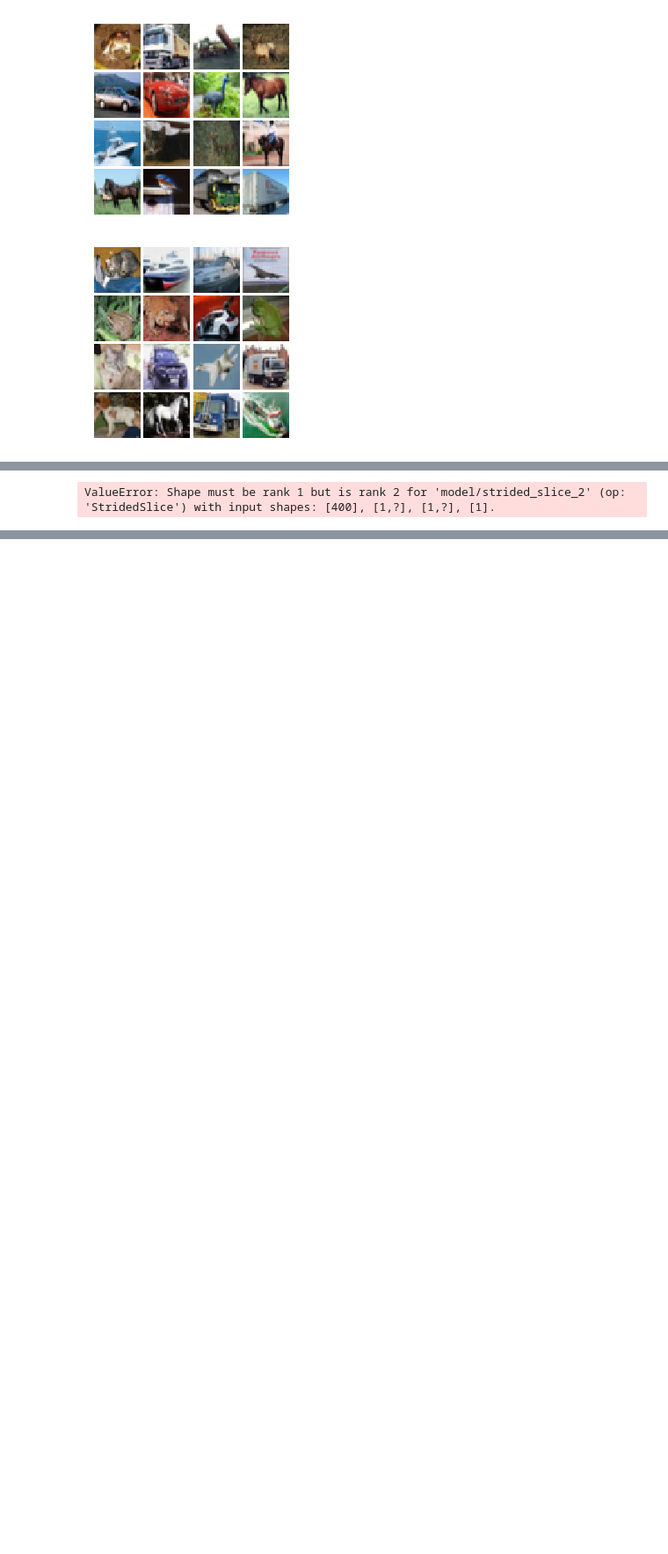
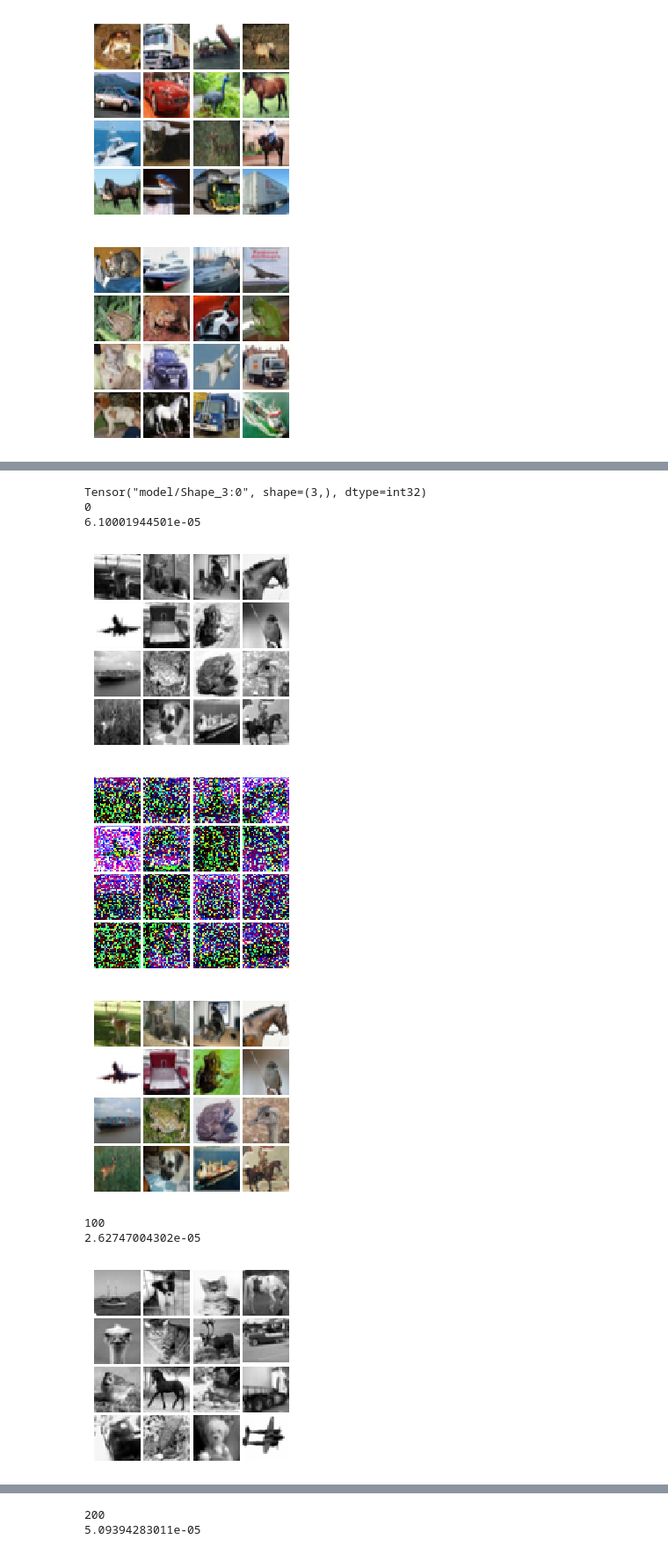
Before and after one commit to sanyammehra/AutoColor, a Jupyter notebook: src/UsingTrainedModel-classification.ipynb, the cells around one changed output, grey strips where cells are left out. Shown at 88% size. Cells and saved outputs as stored; diff of their text form; code cells hidden in the pictures; blank space fills up the shorter version.

Commit message:
updated classification model

```diff
--- a/src/UsingTrainedModel-classification.ipynb
+++ b/src/UsingTrainedModel-classification.ipynb
@@ -111,50 +110,49 @@ with tf.variable_scope("model") as scope:
 
 
     max_y = tf.argmax(Y, axis=3)
-    y_reshaped = tf.reshape(max_y, shape= [-1])
-    weight = weight_mat[y_reshaped]
-
+    y_reshaped = tf.reshape(max_y, shape=[tf.size(max_y)])
+    weight = tf.gather(weight_mat, y_reshaped)
 
     weight = tf.reshape(weight, shape=[-1, 32, 32])
     loss_reshaped = tf.reshape(loss_temp,[-1,32,32])
-    loss = tf.reduce_mean(weight*loss_reshaped)
+    print(tf.shape(weight*tf.cast(loss_reshaped, tf.float64)))
+    loss = tf.reduce_mean(weight*tf.cast(loss_reshaped, tf.float64))
     train_step = (tf.train.AdamOptimizer(1e-3).minimize(loss))
 
 sess = tf.Session()
 #saver = tf.train.Saver()
 #saver.restore(sess,'../models/image_net_pok_model_trained/new_model')
 
-#import numpy.random as rnd
-
-def rgb2gray(rgb):
-    return np.dot(rgb[...,:3], [0.299, 0.587, 0.114])
-
-
-yuv_converter = np.array([[0.299,0.587,0.114],[-0.14713,-0.2888,0.436],
-                                  [0.615,-0.514999,-0.10001]])
 inv_mat  = np.array([[1,0,1.13983],[1,-0.39465,-0.58060],[1,2.03211,0]])
 
 sess = tf.Session()
 sess.run(tf.global_variables_initializer())
 for i in range(10000):
     rand_indices = np.random.choice(50000,32,replace = False)
     samp = X_train[rand_indices]
 
     samp_float = img_as_float(samp)
     samp_YUV = samp_float.dot(yuv_converter)
     samp_rgb = samp_YUV.dot(inv_mat)
     prob_dist_batch = Prob_dist(samp_YUV)
     feed_dict = {X:samp, Y:prob_dist_batch, is_training:True}
     losses,UV_o,y_in,_ = sess.run([loss,UV_out,Y_in,train_step],feed_dict)
     RGB_output = YUV2rgb(UV_o, y_in)
-    ### SUper chutiyaapa 0.025
 
     if(i%100==0):
         print(i)
         #saver.save(sess,'../models/class_model/mod')
         print (losses)
         show_images2(rgb2gray(samp[:16]))
         show_images(RGB_output[:16])
         show_images(samp[:16])
 # %% [output]
-ValueError: Shape must be rank 1 but is rank 2 for 'model/strided_slice_2' (op: 'StridedSlice') with input shapes: [400], [1,?], [1,?], [1].
+Tensor("model/Shape_3:0", shape=(3,), dtype=int32)
+0
+6.10001944501e-05
+[figure, added]
+[figure, added]
+[figure, added]
+100
+2.62747004302e-05
+[figure, added]
@@ -160,0 +161,2 @@ ValueError: Shape must be rank 1 but is rank 2 for 'model/strided_slice_2' (op:
+200
+5.09394283011e-05
```
Also changed, not shown: parts of 3 cells of this notebook.
